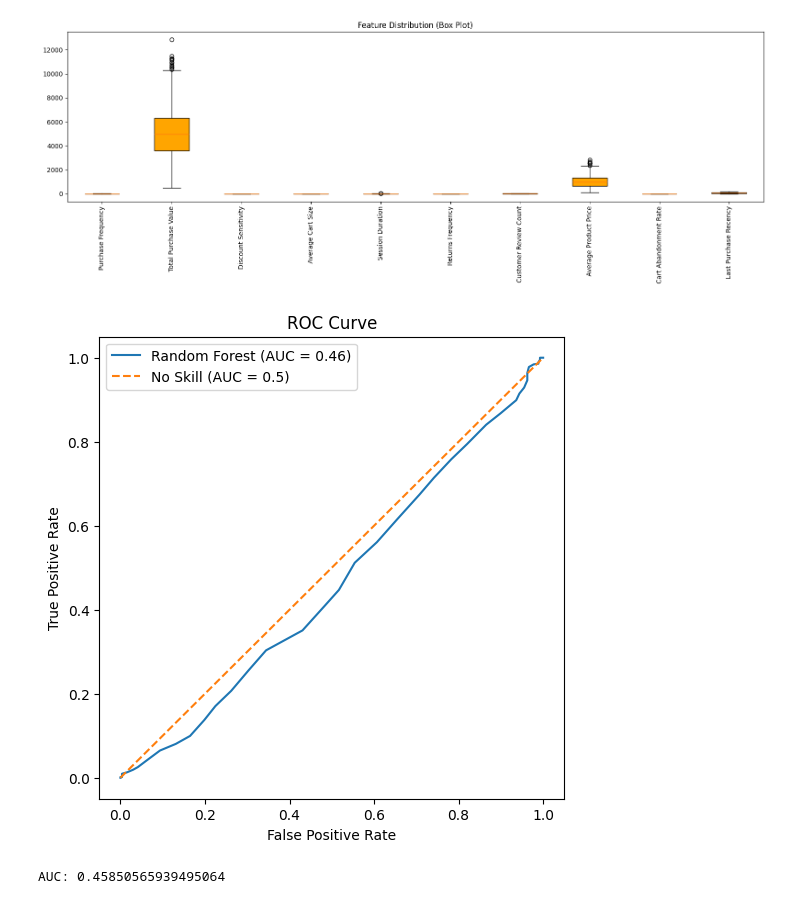
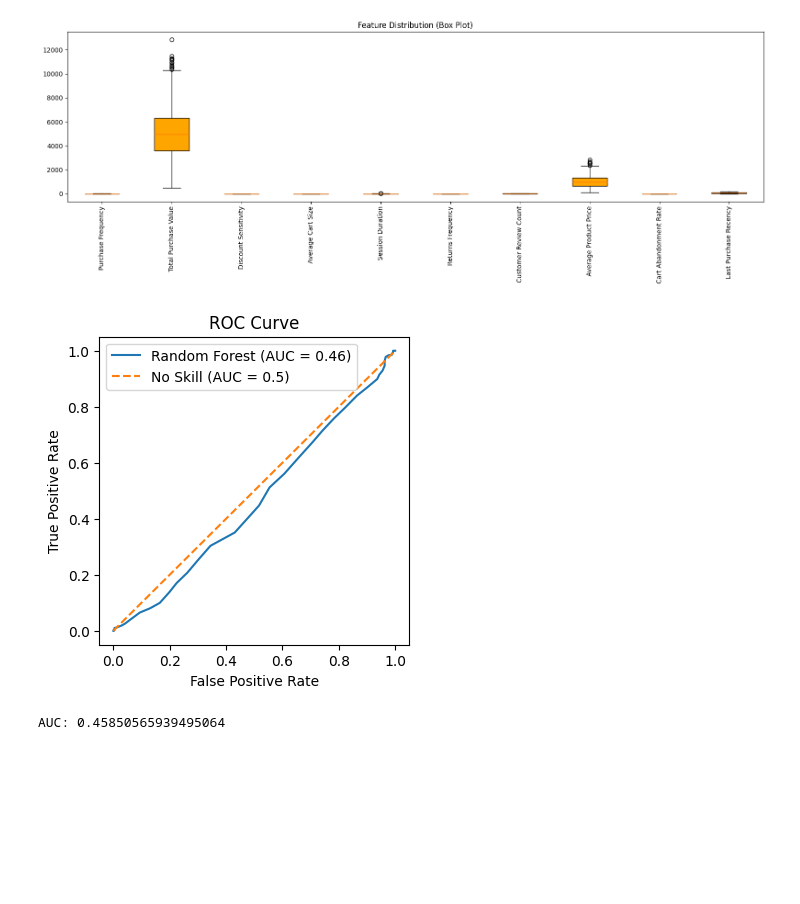
Before and after one commit to Haani127/PE3, a Jupyter notebook: portal-questions/Day5/pra2.ipynb, the cells around one changed output. Cells and saved outputs as stored; diff of their text form; code cells hidden in the pictures; blank space fills up the shorter version.

```diff
--- a/portal-questions/Day5/pra2.ipynb
+++ b/portal-questions/Day5/pra2.ipynb
@@ -43,33 +43,33 @@ plt.show()
 X_encoded = pd.get_dummies(X, drop_first=True)
 
 # -----------------------------
 # Train model
 # -----------------------------
 X_train, X_test, y_train, y_test = train_test_split(
     X_encoded, y, test_size=0.3, random_state=42
 )
 
 model = RandomForestClassifier(random_state=42)
 model.fit(X_train, y_train)
 
 # -----------------------------
 # ROC Curve
 # -----------------------------
 y_prob = model.predict_proba(X_test)[:, 1]
 fpr, tpr, _ = roc_curve(y_test, y_prob)
 roc_auc = auc(fpr, tpr)
 
-plt.figure(figsize=(6,6))
+plt.figure(figsize=(4,4))
 plt.plot(fpr, tpr, label=f"Random Forest (AUC = {roc_auc:.2f})")
 plt.plot([0,1], [0,1], linestyle="--", label="No Skill (AUC = 0.5)")
 plt.xlabel("False Positive Rate")
 plt.ylabel("True Positive Rate")
 plt.title("ROC Curve")
 plt.legend()
 plt.show()
 
 print("AUC:", roc_auc)
 # %% [output]
 [figure]
-[figure, old version]
+[figure, new version]
 AUC: 0.45850565939495064
```
Also changed, not shown: 4 other files.
